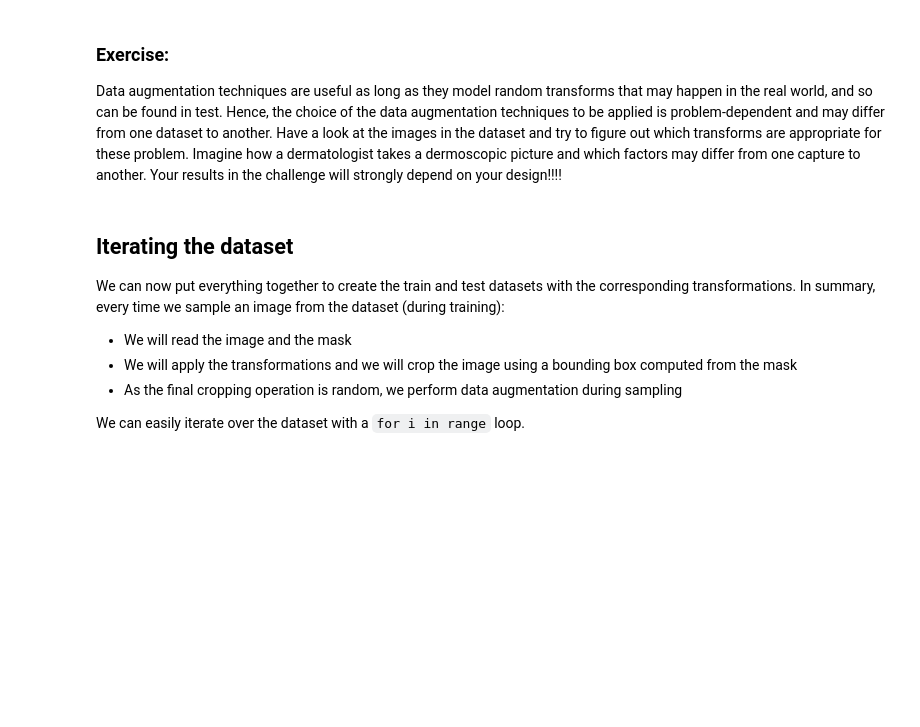
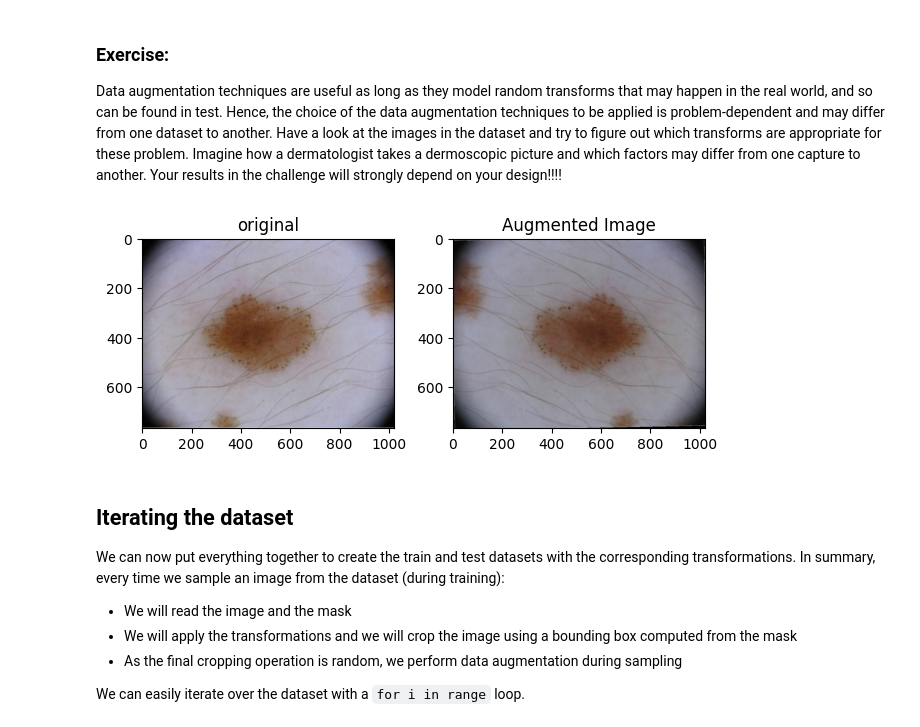
Before and after one commit to alzuaz/Audio-and-Image-Processing, a Jupyter notebook: lab4/LS4_AVCV_Melanomas.ipynb, the cells around one changed output. Saved outputs shown, nothing was run; the diff lists cells and outputs as text; code cells hidden in the pictures; blank space fills up the shorter version.

```diff
--- a/lab4/LS4_AVCV_Melanomas.ipynb
+++ b/lab4/LS4_AVCV_Melanomas.ipynb
@@ -800,0 +927,19 @@ Data augmentation techniques are useful as long as they model random transforms
+# %%
+""" We now apply a function for dealing with color properties such as intensity, brightness, saturation, etc."""
+
+class TVColorJitter(object):
+    """ The default values of the parameters are thought to be useful for simulating
+    realistic differences in lightning and camera color conditions in different images"""
+    def __init__(self, brightness=0.15, contrast=0.15, saturation=0.10, hue=0.02):
+        self.color_jitter = transforms.ColorJitter(brightness,
+                               contrast,
+                               saturation,
+                               hue)
+
+    def __call__(self, sample):
+        image, mask, label = sample['image'], sample['mask'], sample['label']
+        pil_image = Image.fromarray(util.img_as_ubyte(image))
+        # We only apply the transformation to the image, the mask remains unchanged
+        pil_image = self.color_jitter(pil_image)
+        image = util.img_as_float(np.asarray(pil_image))
+        return {'image': image, 'mask': mask, 'label': label}
@@ -801,3 +972,31 @@ Data augmentation techniques are useful as long as they model random transforms
+# %%
+""" For visualizing the usage of all these functions, we use the previous pipeline
+for combining them all"""
+
+augmentation_example = transforms.Compose([
+    TVRandomHorizontalFlip(p=0.5),
+    TVRandomVerticalFlip(p=0.2),
+    TVColorJitter(0.15, 0.15, 0.10, 0.02),
+    TVSmallRandomRotation(degrees=12),
+    TVGaussianBlur(p=0.2, kernel_size=3, sigma=(0.1, 1.0)),
+])
+
+fig = plt.figure()
+sample = train_dataset[65]
+ax = plt.subplot(1,2, 1)
+plt.tight_layout()
+ax.set_title('original')
+plt.imshow(sample['image'])
+
+transformed_sample = augmentation_example(sample)
+ax = plt.subplot(1, 2, 2)
+plt.tight_layout()
+ax.set_title('Augmented Image')
+plt.imshow(transformed_sample['image'])
+
+plt.show()
+# %% [output]
+[figure, added]
 # %% [markdown]
 Iterating the dataset
 -----------------------------
```
Also changed, not shown: parts of 11 cells of this notebook.
